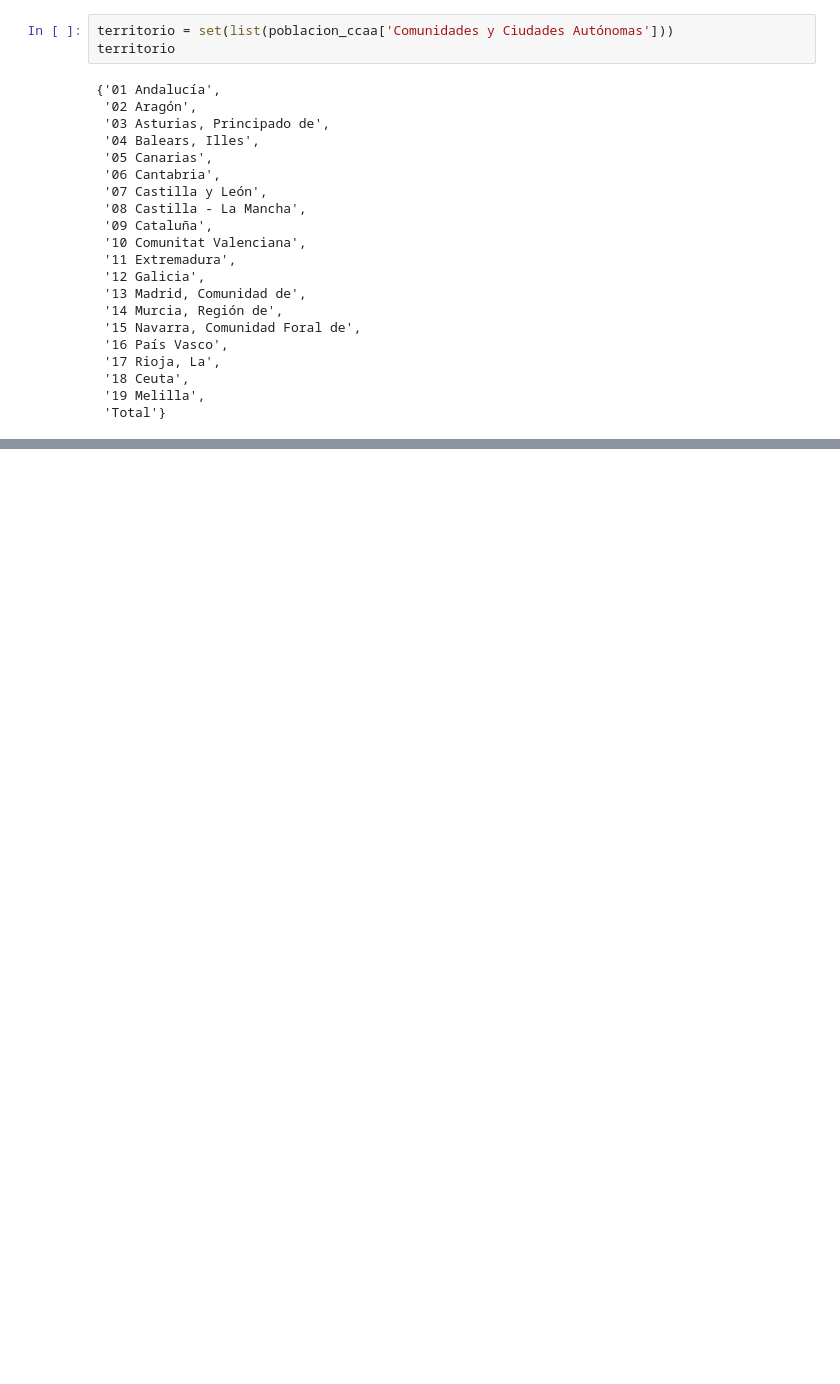
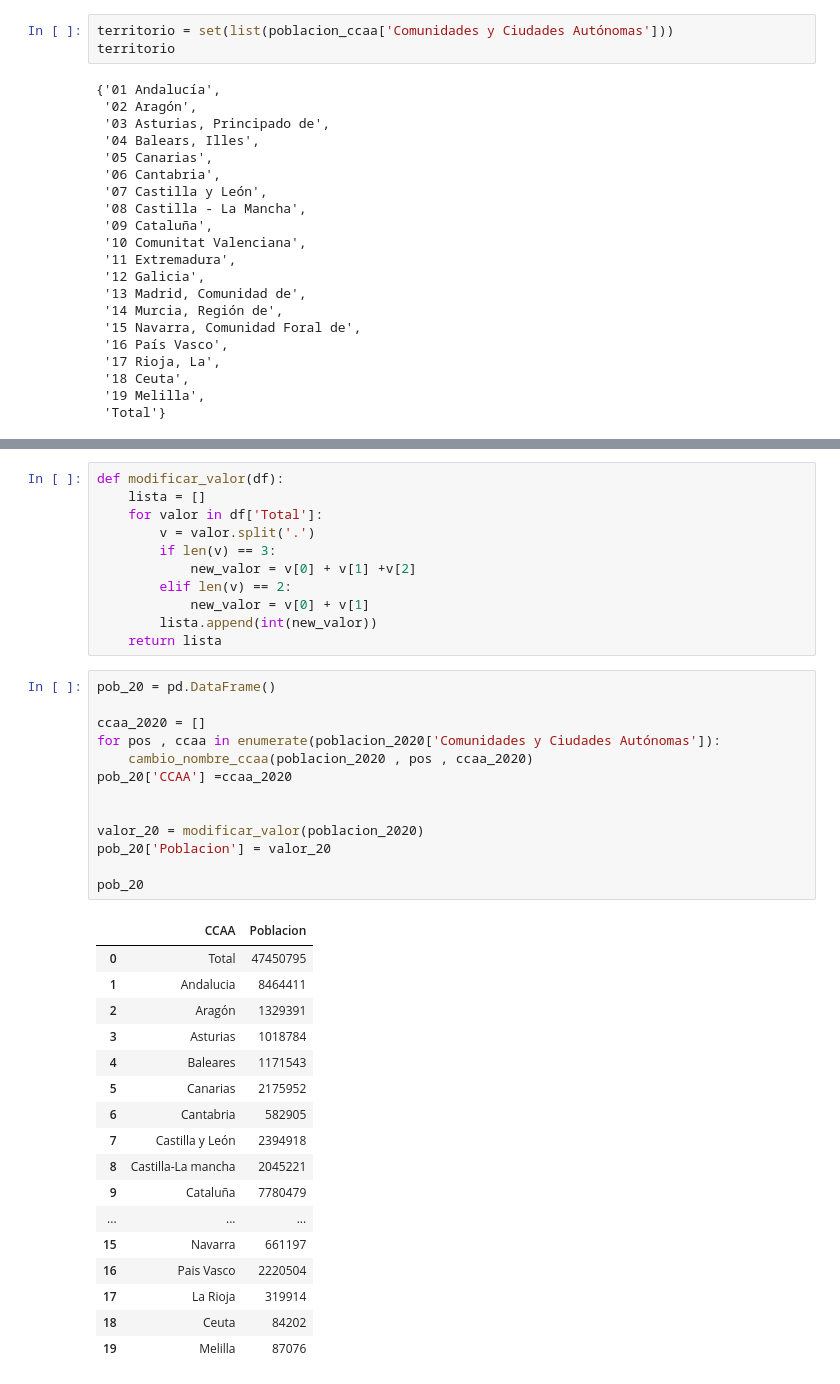
Before and after one commit to jor-arrgar/EDA_project, a Jupyter notebook: Scripts/Datasets/Utiles/incidencia_covid.ipynb, the cells around one changed output, grey strips where cells are left out. Saved outputs shown, nothing was run; the diff lists cells and outputs as text; blank space fills up the shorter version.

```diff
--- a/Scripts/Datasets/Utiles/incidencia_covid.ipynb
+++ b/Scripts/Datasets/Utiles/incidencia_covid.ipynb
@@ -140,0 +223,42 @@ territorio
+# %%
+def modificar_valor(df):
+    lista = []
+    for valor in df['Total']:
+        v = valor.split('.')
+        if len(v) == 3:
+            new_valor = v[0] + v[1] +v[2]
+        elif len(v) == 2:
+            new_valor = v[0] + v[1]
+        lista.append(int(new_valor))
+    return lista
+# %%
+pob_20 = pd.DataFrame()
+
+ccaa_2020 = []
+for pos , ccaa in enumerate(poblacion_2020['Comunidades y Ciudades Autónomas']):
+    cambio_nombre_ccaa(poblacion_2020 , pos , ccaa_2020)
+pob_20['CCAA'] =ccaa_2020
+
+
+valor_20 = modificar_valor(poblacion_2020)
+pob_20['Poblacion'] = valor_20
+
+pob_20
+# %% [output]
+|  | CCAA | Poblacion |
+| 0 | Total | 47450795 |
+| 1 | Andalucia | 8464411 |
+| 2 | Aragón | 1329391 |
+| 3 | Asturias | 1018784 |
+| 4 | Baleares | 1171543 |
+| 5 | Canarias | 2175952 |
+| 6 | Cantabria | 582905 |
+| 7 | Castilla y León | 2394918 |
+| 8 | Castilla-La mancha | 2045221 |
+| 9 | Cataluña | 7780479 |
+| ... | ... | ... |
+| 15 | Navarra | 661197 |
+| 16 | Pais Vasco | 2220504 |
+| 17 | La Rioja | 319914 |
+| 18 | Ceuta | 84202 |
+| 19 | Melilla | 87076 |
```
Also changed, not shown: parts of 11 cells of this notebook.
